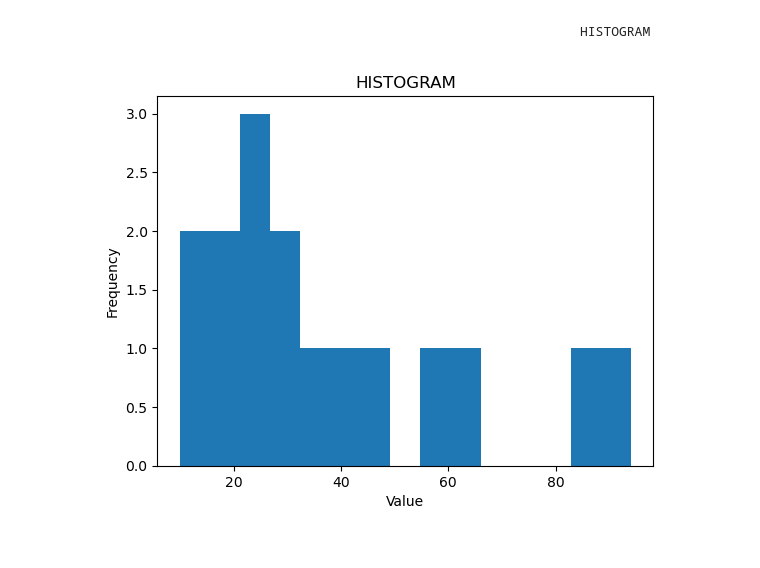
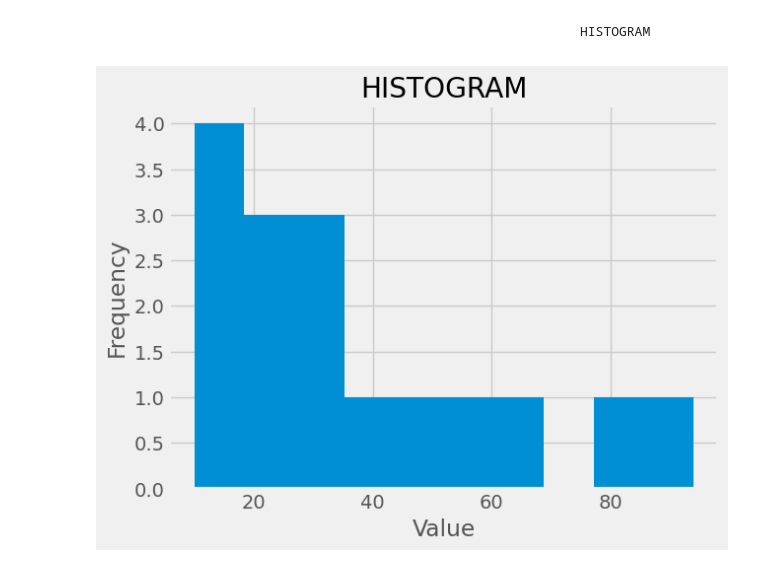
Before and after one commit to Suruthi-Keerthika/Projects, a Jupyter notebook: Mat.ipynb, the cells around one changed output. Drawn from its saved outputs; the diff is of its cells as text; code cells hidden in the pictures.

```diff
--- a/Mat.ipynb
+++ b/Mat.ipynb
@@ -32,13 +32,11 @@ plt.show()
 # %% [output]
 [figure]
 # %%
-plt.style.use('ggplot')
 plt.plot(x,y, label='Hen', color='r', linestyle='--', marker='o')
 plt.plot(x,z, label='Quail', color='b', linestyle='-', marker='.')
 plt.title("Cost of Eggs")
 plt.xlabel("No.of.Eggs")
 plt.ylabel("Costs in Rs")
 plt.legend()
-plt.grid(True)
 plt.tight_layout()
 plt.show()
@@ -158,0 +249,12 @@ plt.show()
+# %%
+plt.style.use("fivethirtyeight")
+minutes=[1,2,3,4,5,6,7,8,9]
+player1=[1,1,2,2,3,3,4,5,6]
+player2=[1,1,1,1,2,2,2,3,4]
+player3=[1,2,4,5,7,8,9,10,12]
+labels=["Player1", "Player2", "Player3"]
+plt.stackplot(minutes, player1, player2, player3, labels=labels)
+plt.title("Goals of the players")
+plt.legend()
+plt.tight_layout
+plt.show()
@@ -160,10 +277,10 @@ plt.show()
                                                                 HISTOGRAM
 # %%
 data=[13,22,17,34,23,31,18,27,10,26,40,56,84,48,64,94]
-plt.hist(data, bins=15)
+plt.hist(data)
 plt.title("HISTOGRAM")
 plt.xlabel("Value")
 plt.ylabel("Frequency")
 plt.show()
 # %% [output]
-[figure, old version]
+[figure, new version]
```
Also changed, not shown: parts of 17 cells of this notebook.
